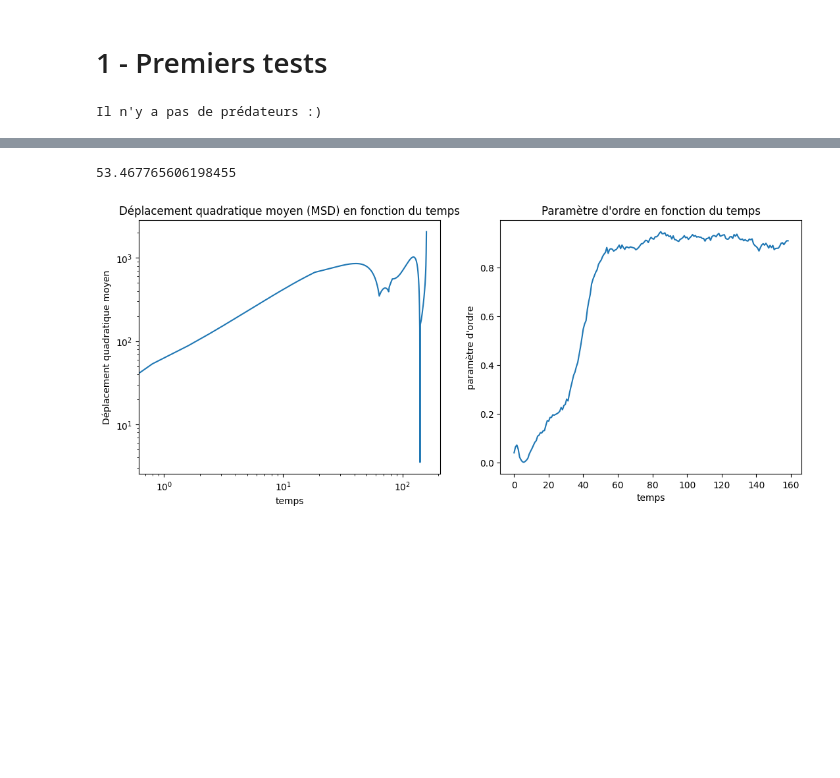
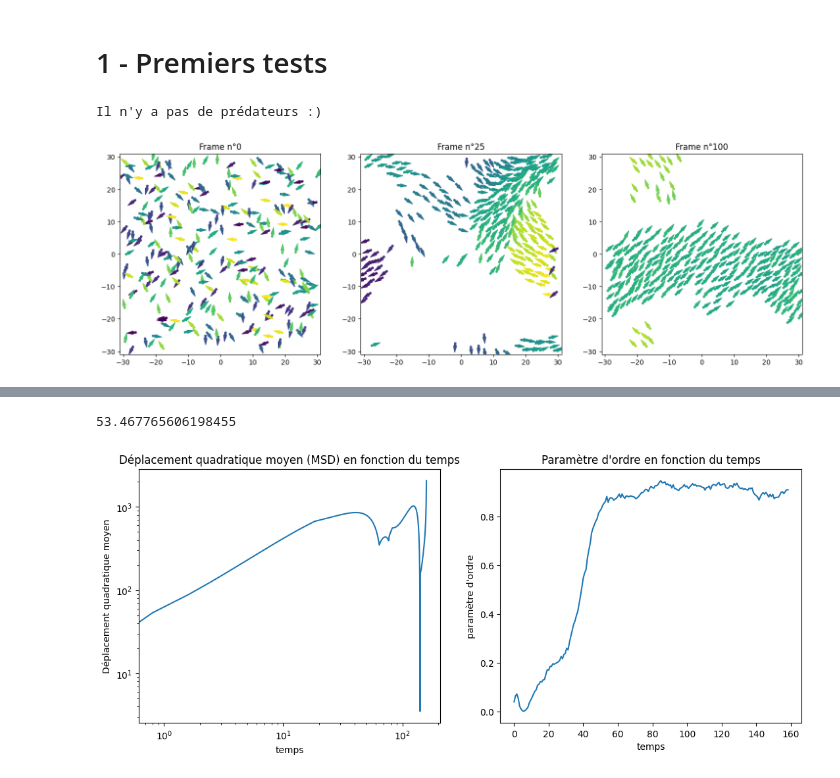
Before and after one commit to corentinpradier/collective-motion, a Jupyter notebook: example.ipynb, the cells around one changed output, grey strips where cells are left out. Drawn from its saved outputs; the diff is of its cells as text; code cells hidden in the pictures; blank space fills up the shorter version.

```diff
--- a/example.ipynb
+++ b/example.ipynb
@@ -21,4 +22,12 @@ mm = Murmuration(
 Il n'y a pas de prédateurs :)
 # %%
 position, angle, order_parameter = mm.main()
+# %%
+fig, ax = plt.subplots(1, 3, figsize=(18, 7))
+
+mm.plot_frame(position, angle, ax=ax[0], cmap="viridis", frame=0)
+mm.plot_frame(position, angle, ax=ax[1], cmap="viridis", frame=25)
+mm.plot_frame(position, angle, ax=ax[2], cmap="viridis", frame=100)
+# %% [output]
+[figure, added]
 # %%
```
Also changed, not shown: parts of 2 cells of this notebook, 1 other file.
